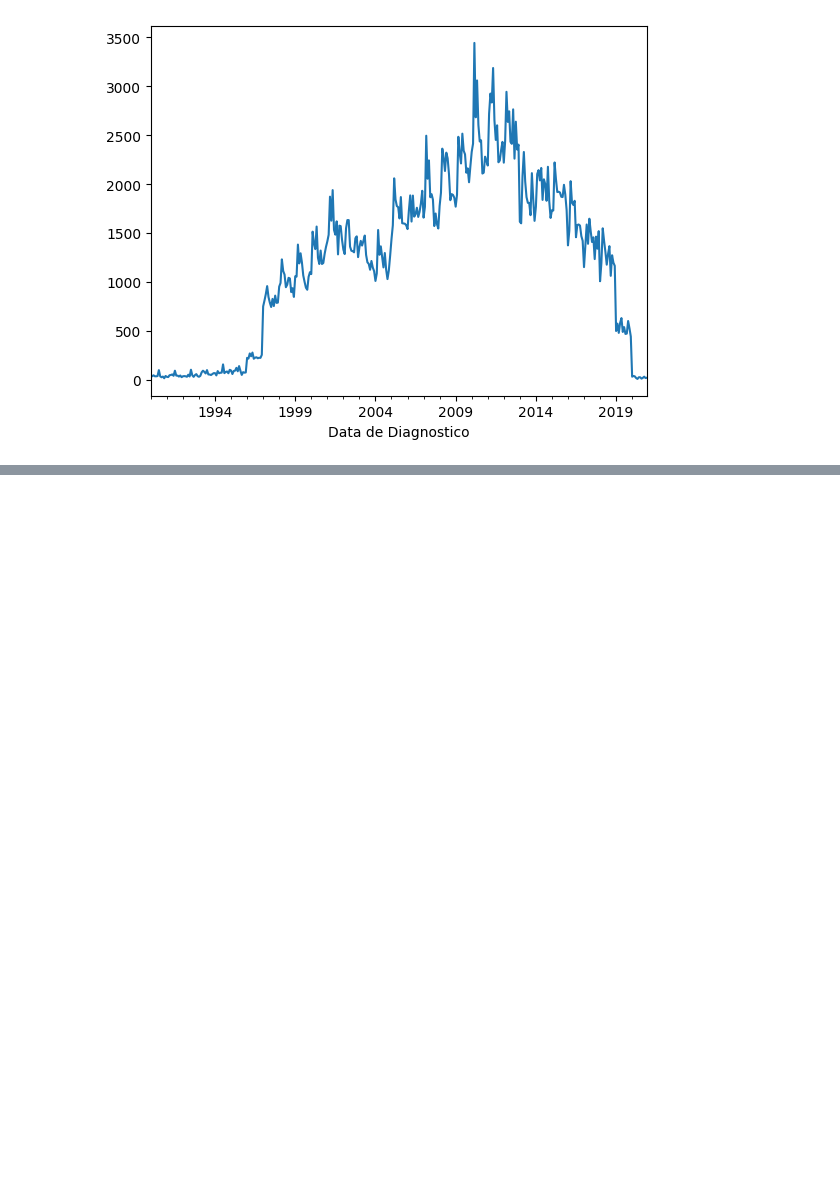
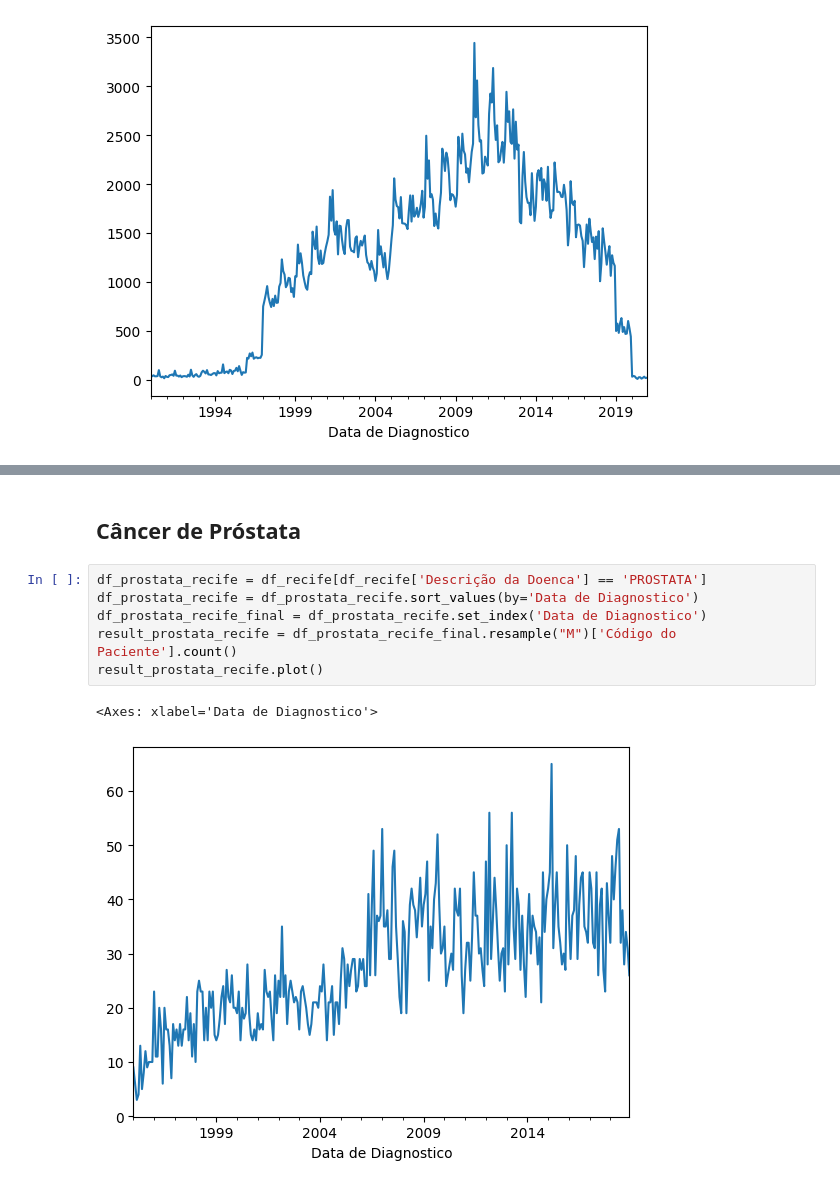
Before and after one commit to MateusVasc/IC-Cancer-Time-Series, a Jupyter notebook: Apresentação/Visualização Concatenada/verificacao_tempotal.ipynb, the cells around one changed output, grey strips where cells are left out. Drawn from its saved outputs; the diff is of its cells as text; blank space fills up the shorter version.

```diff
--- a/Apresentação/Visualização Concatenada/verificacao_tempotal.ipynb
+++ b/Apresentação/Visualização Concatenada/verificacao_tempotal.ipynb
@@ -106,0 +142,11 @@ result_pele.plot()
+# %% [markdown]
+## Câncer de Próstata
+# %%
+df_prostata_recife = df_recife[df_recife['Descrição da Doenca'] == 'PROSTATA']
+df_prostata_recife = df_prostata_recife.sort_values(by='Data de Diagnostico')
+df_prostata_recife_final = df_prostata_recife.set_index('Data de Diagnostico')
+result_prostata_recife = df_prostata_recife_final.resample("M")['Código do Paciente'].count()
+result_prostata_recife.plot()
+# %% [output]
+<Axes: xlabel='Data de Diagnostico'>
+[figure, added]
```
Also changed, not shown: parts of 16 cells of this notebook, 1 other file.
